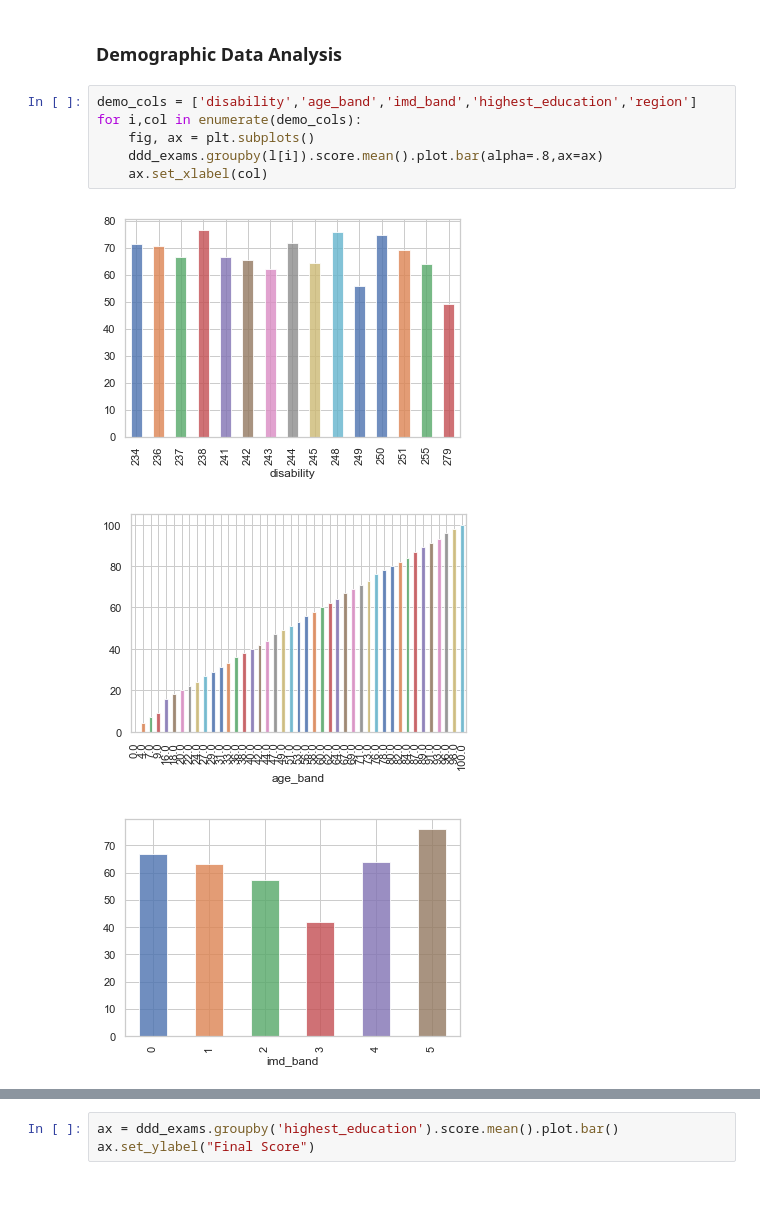
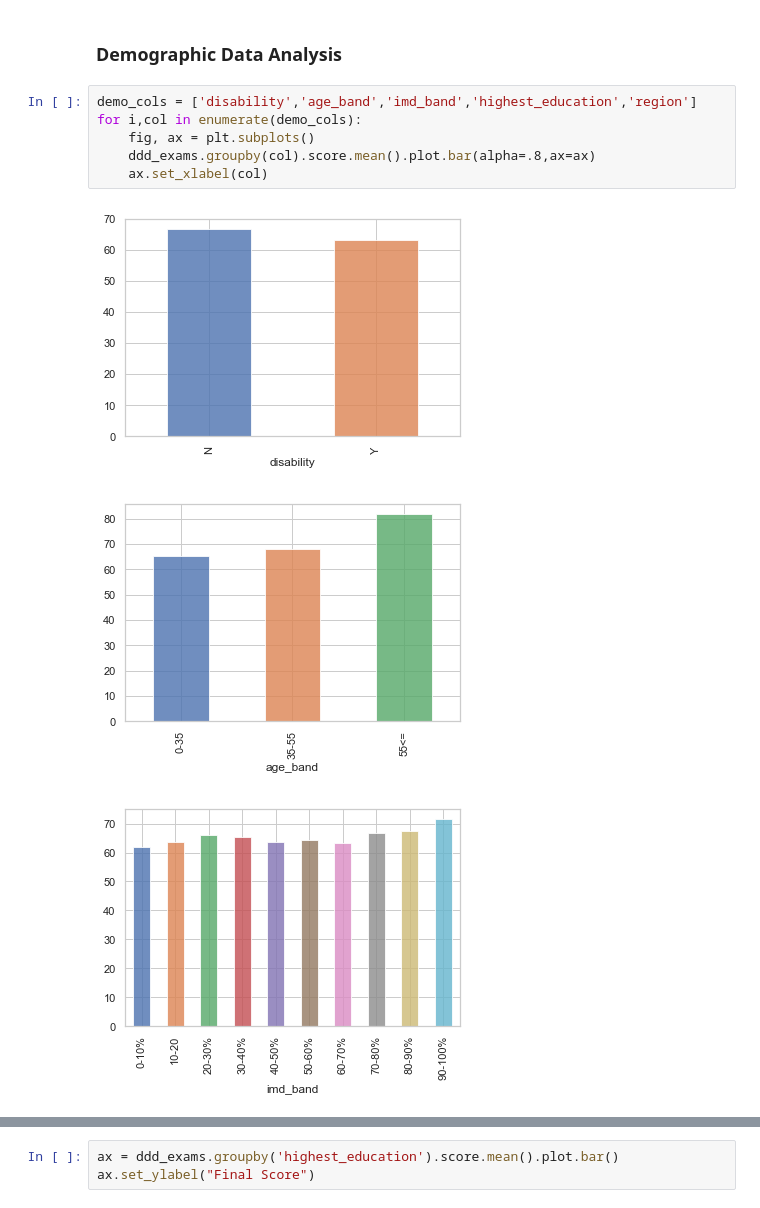
Before and after one commit to haweave/distancelearning, a Jupyter notebook: notebooks/StudentAnalysisAndModel.ipynb, the cells around one changed output, grey strips where cells are left out. Saved outputs shown, nothing was run; the diff lists cells and outputs as text.

```diff
--- a/notebooks/StudentAnalysisAndModel.ipynb
+++ b/notebooks/StudentAnalysisAndModel.ipynb
@@ -87,10 +87,10 @@ for i in range(0,len(l)):
 # %%
 demo_cols = ['disability','age_band','imd_band','highest_education','region']
 for i,col in enumerate(demo_cols):
     fig, ax = plt.subplots()
-    ddd_exams.groupby(l[i]).score.mean().plot.bar(alpha=.8,ax=ax)
+    ddd_exams.groupby(col).score.mean().plot.bar(alpha=.8,ax=ax)
     ax.set_xlabel(col)
 # %% [output]
-[figure, old version]
+[figure, new version]
-[figure, old version]
+[figure, new version]
-[figure, old version]
+[figure, new version]
```
Also changed, not shown: parts of 1 cell of this notebook.
